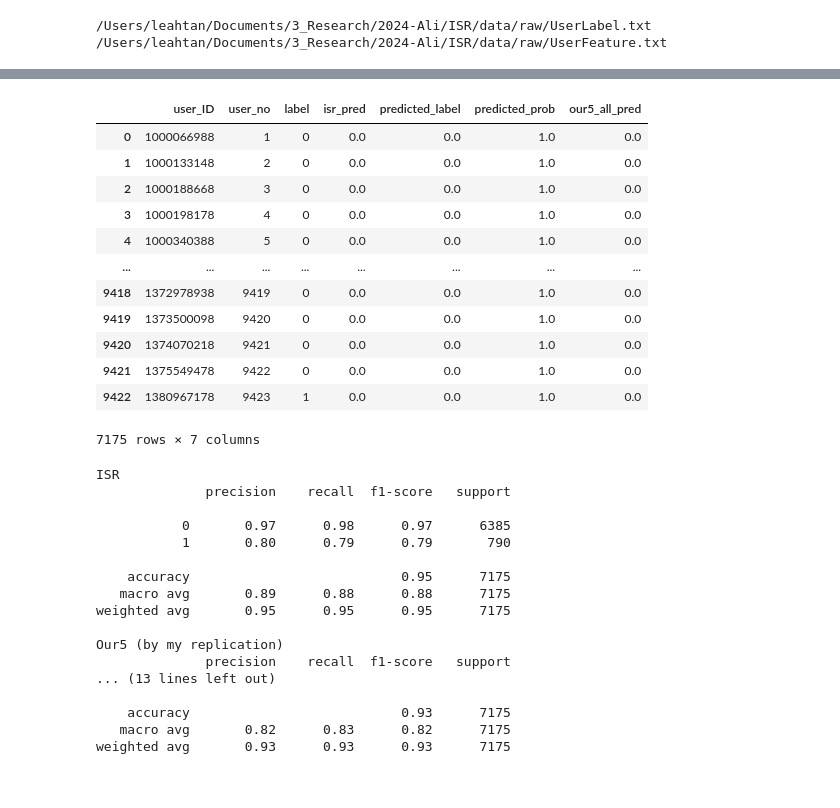
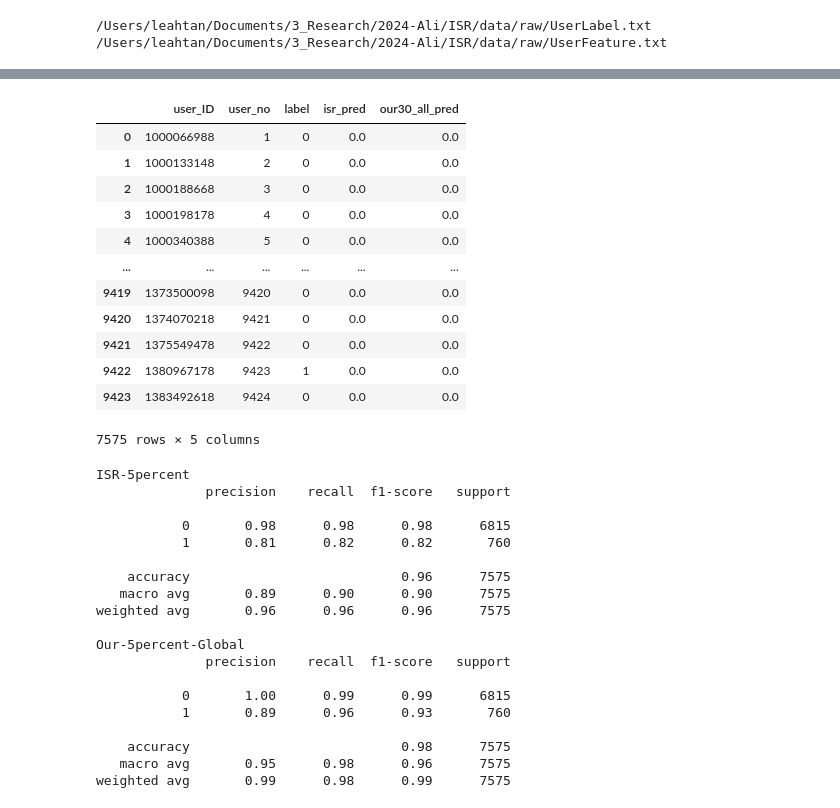
Before and after one commit to leyaoliatan/ISR_Spammer_Detection, a Jupyter notebook: notebooks/amazoncase.ipynb, the cells around one changed output, grey strips where cells are left out. Saved outputs shown, nothing was run; the diff lists cells and outputs as text; code cells hidden in the pictures.

Commit message:
updates on prediction cases

```diff
--- a/notebooks/amazoncase.ipynb
+++ b/notebooks/amazoncase.ipynb
@@ -47,0 +74,14 @@ print(df.head())
+# %%
+#our model use at most 5% of the nodes, obtained through active learning by searching globally.
+#The compared ISR model use 5% of nodes as train set.
+import pandas as pd
+path_result_our_all = '/Users/leahtan/Documents/3_Research/2024-Ali/ISR/data/raw/results/our/5percent_all_sample_global.txt'
+path_result_isr = '/Users/leahtan/Documents/3_Research/2024-Ali/ISR/data/raw/results/isr/prediction_5percents.txt'
+# %%
+result_isr = pd.read_csv(path_result_isr, sep=' ',names=['user_no','isr_pred'])#starts from 1
+result_our30_all = pd.read_csv(path_result_our_all, sep=' ',names=['user_no','our30_all_pred'])#starts from 0
+result_our30_all['user_no'] += 1
+result_isr.drop_duplicates(subset=['user_no'], keep='first', inplace=True)
+print(result_isr)
+result_our30_all.drop_duplicates(subset=['user_no'], keep='first', inplace=True)
+print(result_our30_all)
@@ -188,49 +116,45 @@ result_our5_all
 # %%
-#merge results to label
 label = label.merge(result_isr, on='user_no', how='left')
-label = label.merge(result_our5, on='user_no', how='left')
-label = label.merge(result_our5_all, on='user_no', how='left')
-#drop na for label
-label.dropna(inplace=True)
+label = label.merge(result_our30_all, on='user_no', how='left')
+label.dropna(inplace=True)#label also starts from 1, since we drop na, we are implementing 2.1 method
 label
 # %% [output]
-|  | user_ID | user_no | label | isr_pred | predicted_label | predicted_prob | our5_all_pred |
-| 0 | 1000066988 | 1 | 0 | 0.0 | 0.0 | 1.0 | 0.0 |
-| 1 | 1000133148 | 2 | 0 | 0.0 | 0.0 | 1.0 | 0.0 |
-| 2 | 1000188668 | 3 | 0 | 0.0 | 0.0 | 1.0 | 0.0 |
-| 3 | 1000198178 | 4 | 0 | 0.0 | 0.0 | 1.0 | 0.0 |
-| 4 | 1000340388 | 5 | 0 | 0.0 | 0.0 | 1.0 | 0.0 |
-| ... | ... | ... | ... | ... | ... | ... | ... |
-| 9418 | 1372978938 | 9419 | 0 | 0.0 | 0.0 | 1.0 | 0.0 |
-| 9419 | 1373500098 | 9420 | 0 | 0.0 | 0.0 | 1.0 | 0.0 |
-| 9420 | 1374070218 | 9421 | 0 | 0.0 | 0.0 | 1.0 | 0.0 |
-| 9421 | 1375549478 | 9422 | 0 | 0.0 | 0.0 | 1.0 | 0.0 |
-| 9422 | 1380967178 | 9423 | 1 | 0.0 | 0.0 | 1.0 | 0.0 |
+|  | user_ID | user_no | label | isr_pred | our30_all_pred |
+| 0 | 1000066988 | 1 | 0 | 0.0 | 0.0 |
+| 1 | 1000133148 | 2 | 0 | 0.0 | 0.0 |
+| 2 | 1000188668 | 3 | 0 | 0.0 | 0.0 |
+| 3 | 1000198178 | 4 | 0 | 0.0 | 0.0 |
+| 4 | 1000340388 | 5 | 0 | 0.0 | 0.0 |
+| ... | ... | ... | ... | ... | ... |
+| 9419 | 1373500098 | 9420 | 0 | 0.0 | 0.0 |
+| 9420 | 1374070218 | 9421 | 0 | 0.0 | 0.0 |
+| 9421 | 1375549478 | 9422 | 0 | 0.0 | 0.0 |
+| 9422 | 1380967178 | 9423 | 1 | 0.0 | 0.0 |
+| 9423 | 1383492618 | 9424 | 0 | 0.0 | 0.0 |
-7175 rows × 7 columns
+7575 rows × 5 columns
 # %%
-#report the prediction performance
 from sklearn.metrics import classification_report
-print('ISR')
+print('ISR-5percent')
 print(classification_report(label['label'], label['isr_pred']))
-print('Our5 (by my replication)')
-print(classification_report(label['label'], label['predicted_label']))
-print('Our5 (by Jianwei)')
-print(classification_report(label['label'], label['our5_all_pred']))
+print('Our-5percent-Global')
+print(classification_report(label['label'], label['our30_all_pred']))
 # %% [output]
-ISR
+ISR-5percent
               precision    recall  f1-score   support
 
-           0       0.97      0.98      0.97      6385
-           1       0.80      0.79      0.79       790
+           0       0.98      0.98      0.98      6815
+           1       0.81      0.82      0.82       760
 
-    accuracy                           0.95      7175
-   macro avg       0.89      0.88      0.88      7175
-weighted avg       0.95      0.95      0.95      7175
+    accuracy                           0.96      7575
+   macro avg       0.89      0.90      0.90      7575
+weighted avg       0.96      0.96      0.96      7575
 
-Our5 (by my replication)
+Our-5percent-Global
               precision    recall  f1-score   support
-... (13 lines left out)
 
-    accuracy                           0.93      7175
-   macro avg       0.82      0.83      0.82      7175
-weighted avg       0.93      0.93      0.93      7175
+           0       1.00      0.99      0.99      6815
+           1       0.89      0.96      0.93       760
+
+    accuracy                           0.98      7575
+   macro avg       0.95      0.98      0.96      7575
+weighted avg       0.99      0.98      0.99      7575
```
Also changed, not shown: parts of 24 cells of this notebook, 10 other files.
